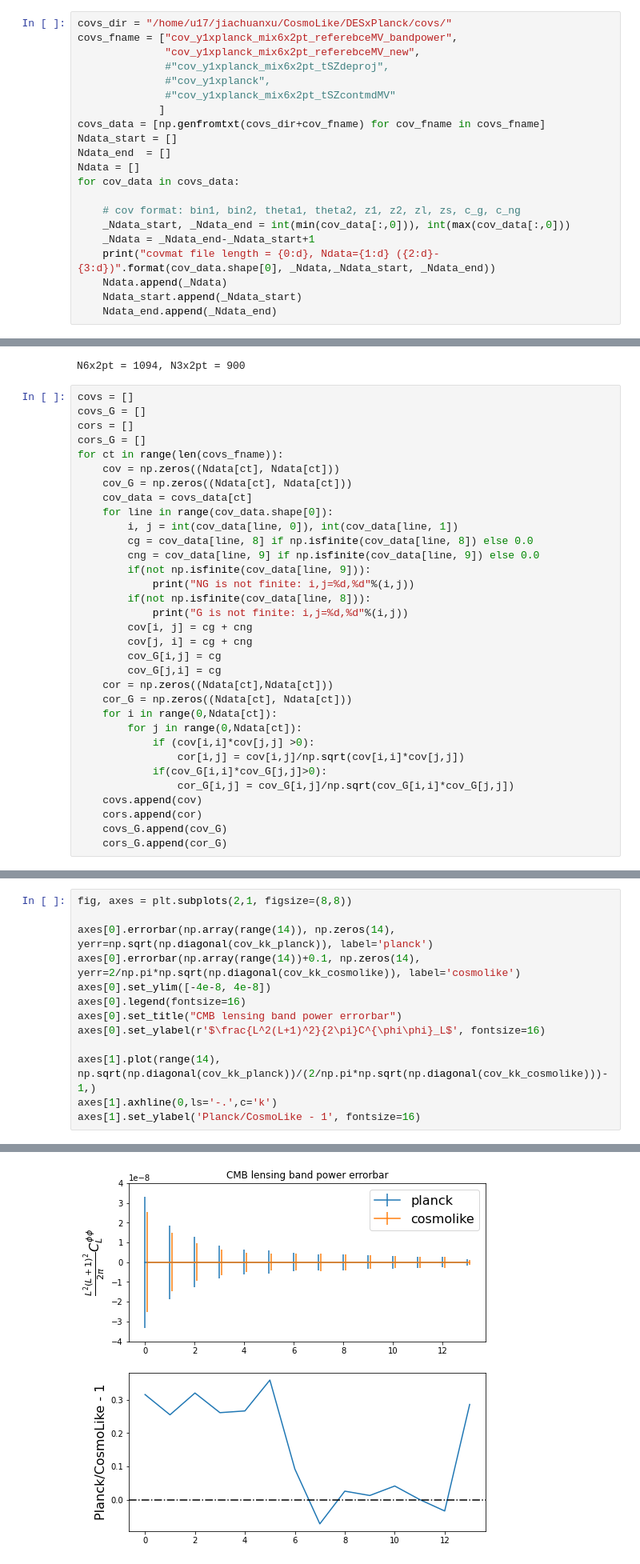
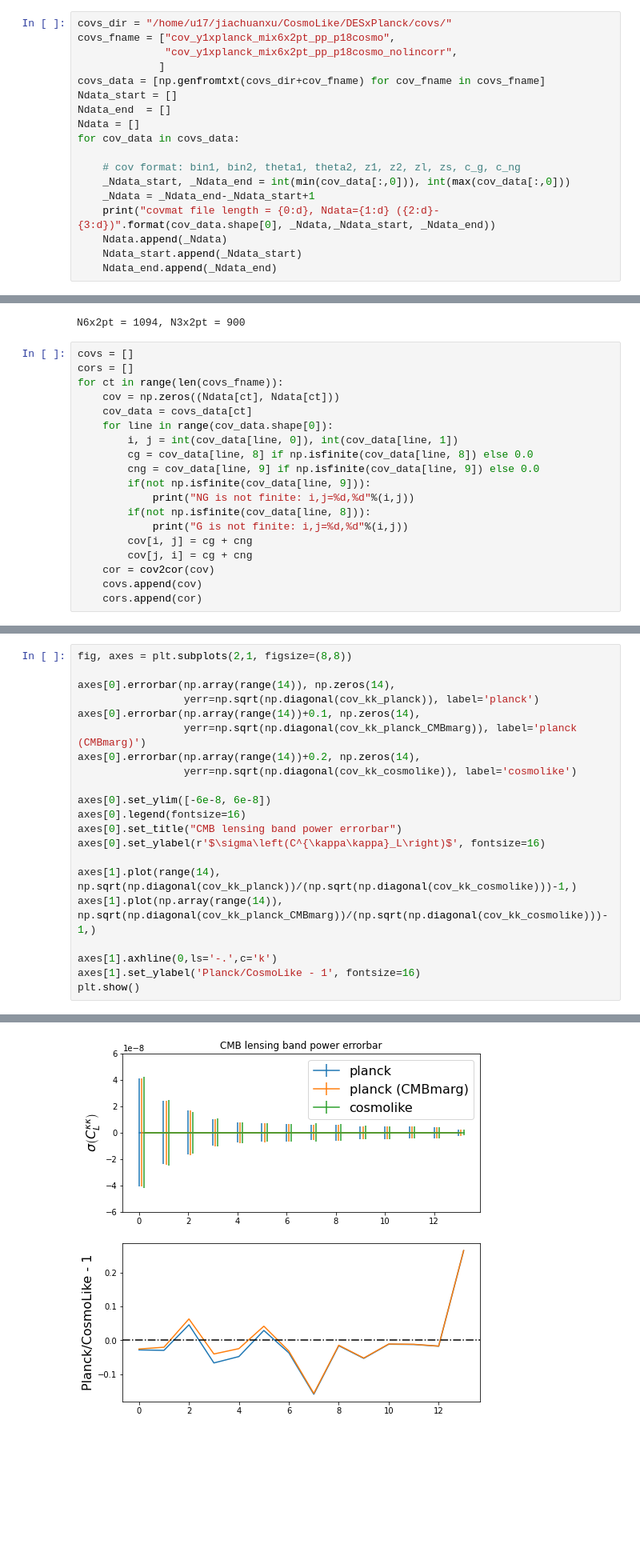
Before and after one commit to CosmoLike/DESxPlanck, a Jupyter notebook: notebooks/VisualizeCovMat.ipynb, the cells around one changed output, grey strips where cells are left out. Shown: that part at 80% size. Saved outputs shown, nothing was run; the diff lists cells and outputs as text; blank space fills up the shorter version.

```diff
--- a/notebooks/VisualizeCovMat.ipynb
+++ b/notebooks/VisualizeCovMat.ipynb
@@ -12,10 +42,7 @@ from mpl_toolkits.axes_grid1 import make_axes_locatable
 # %%
 covs_dir = "/home/u17/jiachuanxu/CosmoLike/DESxPlanck/covs/"
-covs_fname = ["cov_y1xplanck_mix6x2pt_referebceMV_bandpower",
-              "cov_y1xplanck_mix6x2pt_referebceMV_new",
-              #"cov_y1xplanck_mix6x2pt_tSZdeproj",
-              #"cov_y1xplanck",
-              #"cov_y1xplanck_mix6x2pt_tSZcontmdMV"
+covs_fname = ["cov_y1xplanck_mix6x2pt_pp_p18cosmo",
+              "cov_y1xplanck_mix6x2pt_pp_p18cosmo_nolincorr",
              ]
 covs_data = [np.genfromtxt(covs_dir+cov_fname) for cov_fname in covs_fname]
 Ndata_start = []
@@ -53,12 +80,9 @@ print("N6x2pt = %d, N3x2pt = %d"%(Ndata_6x2pt, Ndata_3x2pt))
 N6x2pt = 1094, N3x2pt = 900
 # %%
 covs = []
-covs_G = []
 cors = []
-cors_G = []
 for ct in range(len(covs_fname)):
     cov = np.zeros((Ndata[ct], Ndata[ct]))
-    cov_G = np.zeros((Ndata[ct], Ndata[ct]))
     cov_data = covs_data[ct]
     for line in range(cov_data.shape[0]):
         i, j = int(cov_data[line, 0]), int(cov_data[line, 1])
@@ -70,17 +94,6 @@ for ct in range(len(covs_fname)):
             print("G is not finite: i,j=%d,%d"%(i,j))
         cov[i, j] = cg + cng
         cov[j, i] = cg + cng
-        cov_G[i,j] = cg
-        cov_G[j,i] = cg
-    cor = np.zeros((Ndata[ct],Ndata[ct]))
-    cor_G = np.zeros((Ndata[ct], Ndata[ct]))
-    for i in range(0,Ndata[ct]):
-        for j in range(0,Ndata[ct]):
-            if (cov[i,i]*cov[j,j] >0):
-                cor[i,j] = cov[i,j]/np.sqrt(cov[i,i]*cov[j,j])
-            if(cov_G[i,i]*cov_G[j,j]>0):
-                cor_G[i,j] = cov_G[i,j]/np.sqrt(cov_G[i,i]*cov_G[j,j])
+    cor = cov2cor(cov)
     covs.append(cov)
     cors.append(cor)
-    covs_G.append(cov_G)
-    cors_G.append(cor_G)
@@ -302,14 +237,22 @@ plt.colorbar(cb, cax=cax, orientation='horizontal')
 # %%
 fig, axes = plt.subplots(2,1, figsize=(8,8))
 
-axes[0].errorbar(np.array(range(14)), np.zeros(14), yerr=np.sqrt(np.diagonal(cov_kk_planck)), label='planck')
-axes[0].errorbar(np.array(range(14))+0.1, np.zeros(14), yerr=2/np.pi*np.sqrt(np.diagonal(cov_kk_cosmolike)), label='cosmolike')
-axes[0].set_ylim([-4e-8, 4e-8])
+axes[0].errorbar(np.array(range(14)), np.zeros(14),
+                 yerr=np.sqrt(np.diagonal(cov_kk_planck)), label='planck')
+axes[0].errorbar(np.array(range(14))+0.1, np.zeros(14),
+                 yerr=np.sqrt(np.diagonal(cov_kk_planck_CMBmarg)), label='planck (CMBmarg)')
+axes[0].errorbar(np.array(range(14))+0.2, np.zeros(14),
+                 yerr=np.sqrt(np.diagonal(cov_kk_cosmolike)), label='cosmolike')
+
+axes[0].set_ylim([-6e-8, 6e-8])
 axes[0].legend(fontsize=16)
 axes[0].set_title("CMB lensing band power errorbar")
-axes[0].set_ylabel(r'$\frac{L^2(L+1)^2}{2\pi}C^{\phi\phi}_L$', fontsize=16)
+axes[0].set_ylabel(r'$\sigma\left(C^{\kappa\kappa}_L\right)$', fontsize=16)
 
-axes[1].plot(range(14), np.sqrt(np.diagonal(cov_kk_planck))/(2/np.pi*np.sqrt(np.diagonal(cov_kk_cosmolike)))-1,)
+axes[1].plot(range(14), np.sqrt(np.diagonal(cov_kk_planck))/(np.sqrt(np.diagonal(cov_kk_cosmolike)))-1,)
+axes[1].plot(np.array(range(14)), np.sqrt(np.diagonal(cov_kk_planck_CMBmarg))/(np.sqrt(np.diagonal(cov_kk_cosmolike)))-1,)
+
 axes[1].axhline(0,ls='-.',c='k')
 axes[1].set_ylabel('Planck/CosmoLike - 1', fontsize=16)
+plt.show()
 # %% [output]
@@ -317 +259 @@ Text(0, 0.5, 'Planck/CosmoLike - 1')
-[figure, old version]
+[figure, new version]
```
Also changed, not shown: parts of 22 cells of this notebook, 14 other files.
